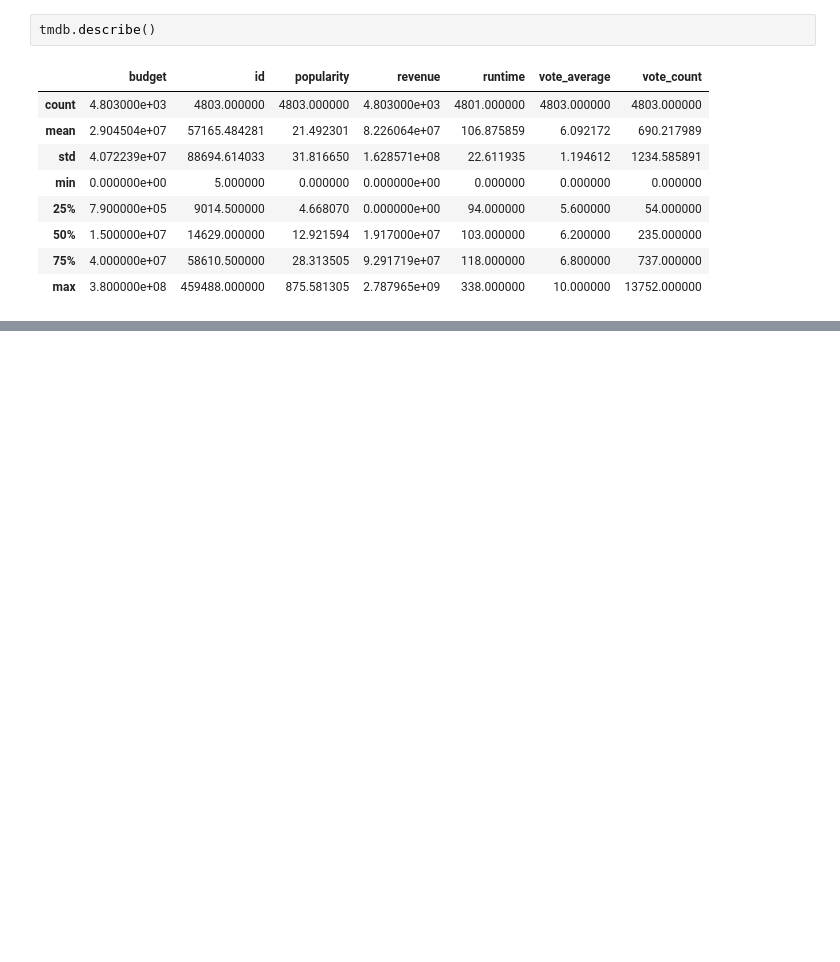
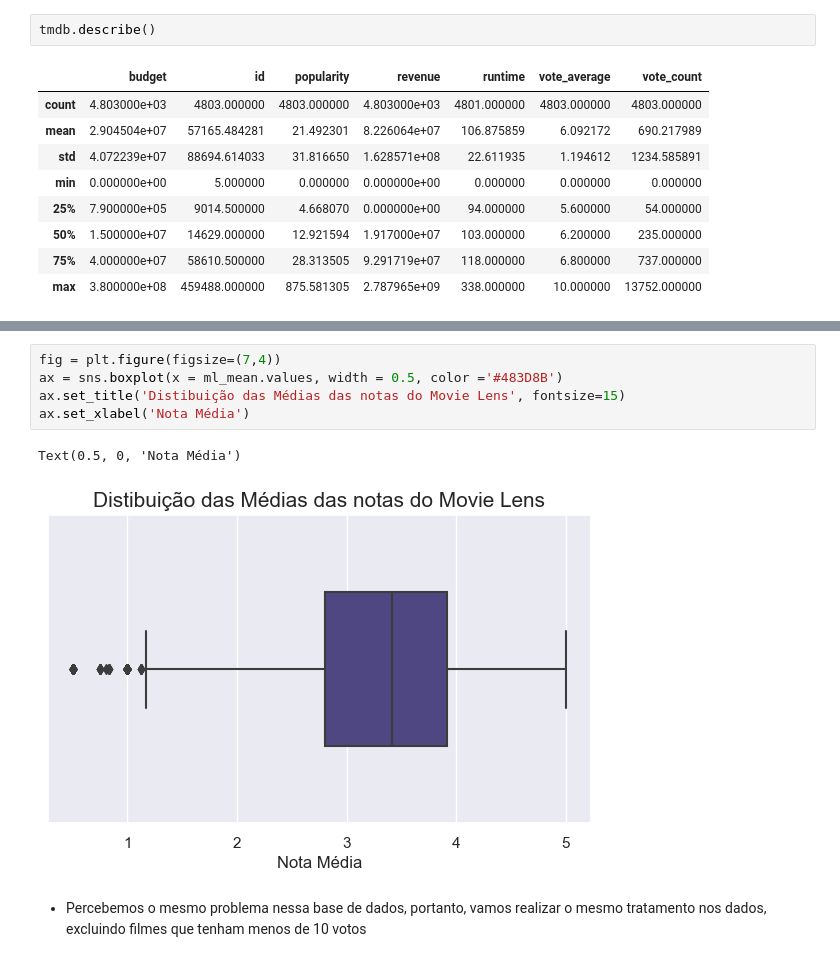
Before and after one commit to OliveiraLucas29/Curso_DataScience_Alura, a Jupyter notebook: testes_estatisticos_python/Introdução a testes.ipynb, the cells around one changed output, grey strips where cells are left out. Cells and saved outputs as stored; diff of their text form; blank space fills up the shorter version.

```diff
--- a/testes_estatisticos_python/Introdução a testes.ipynb
+++ b/testes_estatisticos_python/Introdução a testes.ipynb
@@ -86,0 +179,10 @@ tmdb.query('vote_average == 0')
+# %%
+fig = plt.figure(figsize=(7,4))
+ax = sns.boxplot(x = ml_mean.values, width = 0.5, color ='#483D8B')
+ax.set_title('Distibuição das Médias das notas do Movie Lens', fontsize=15)
+ax.set_xlabel('Nota Média')
+# %% [output]
+Text(0.5, 0, 'Nota Média')
+[figure, added]
+# %% [markdown]
+- Percebemos o mesmo problema nessa base de dados, portanto, vamos realizar o mesmo tratamento nos dados, excluindo filmes que tenham menos de 10 votos
```
Also changed, not shown: parts of 39 cells of this notebook.
